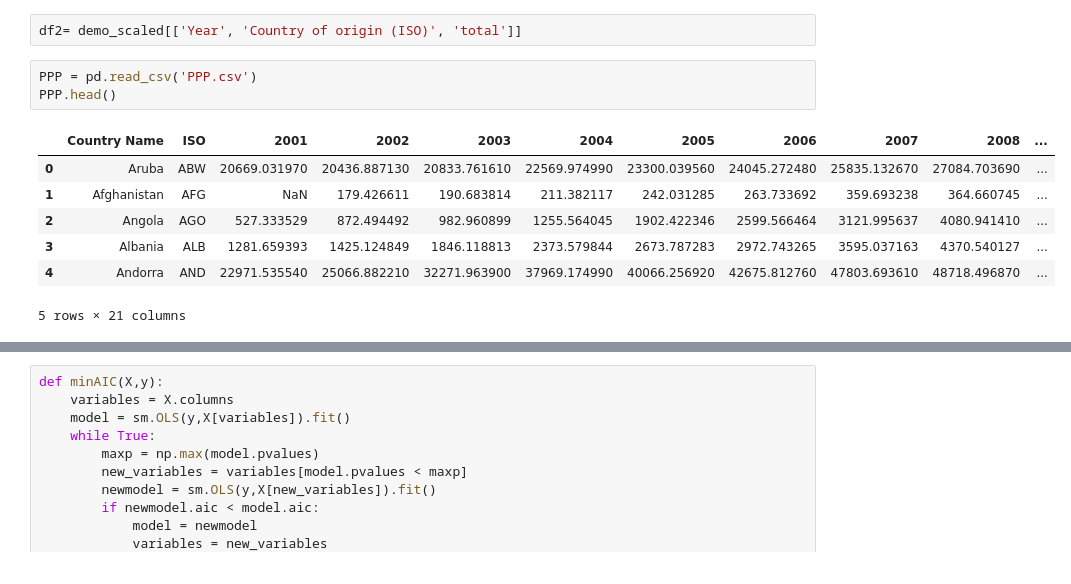
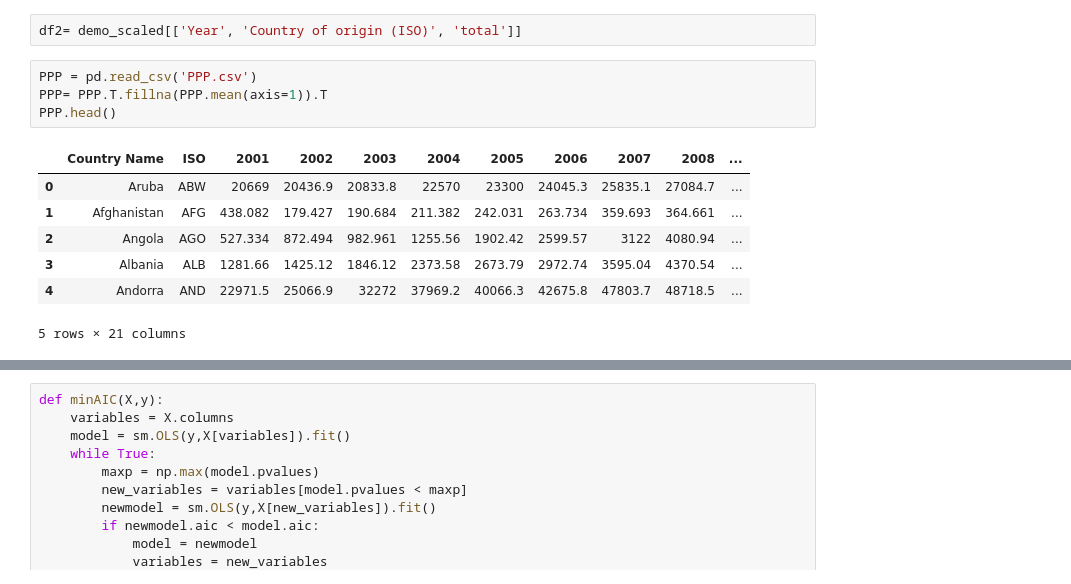
Before and after one commit to yjbae99/orie3120project, a Jupyter notebook: Methods/Untitled.ipynb, the cells around one changed output, grey strips where cells are left out. Cells and saved outputs as stored; diff of their text form.

```diff
--- a/Methods/Untitled.ipynb
+++ b/Methods/Untitled.ipynb
@@ -52,14 +53,15 @@ demo_scaled.head()
 df2= demo_scaled[['Year', 'Country of origin (ISO)', 'total']]
 # %%
 PPP = pd.read_csv('PPP.csv')
+PPP= PPP.T.fillna(PPP.mean(axis=1)).T
 PPP.head()
 # %% [output]
 |  | Country Name | ISO | 2001 | 2002 | 2003 | 2004 | 2005 | 2006 | 2007 | 2008 | ... |
-| 0 | Aruba | ABW | 20669.031970 | 20436.887130 | 20833.761610 | 22569.974990 | 23300.039560 | 24045.272480 | 25835.132670 | 27084.703690 | ... |
-| 1 | Afghanistan | AFG | NaN | 179.426611 | 190.683814 | 211.382117 | 242.031285 | 263.733692 | 359.693238 | 364.660745 | ... |
-| 2 | Angola | AGO | 527.333529 | 872.494492 | 982.960899 | 1255.564045 | 1902.422346 | 2599.566464 | 3121.995637 | 4080.941410 | ... |
-| 3 | Albania | ALB | 1281.659393 | 1425.124849 | 1846.118813 | 2373.579844 | 2673.787283 | 2972.743265 | 3595.037163 | 4370.540127 | ... |
-| 4 | Andorra | AND | 22971.535540 | 25066.882210 | 32271.963900 | 37969.174990 | 40066.256920 | 42675.812760 | 47803.693610 | 48718.496870 | ... |
+| 0 | Aruba | ABW | 20669 | 20436.9 | 20833.8 | 22570 | 23300 | 24045.3 | 25835.1 | 27084.7 | ... |
+| 1 | Afghanistan | AFG | 438.082 | 179.427 | 190.684 | 211.382 | 242.031 | 263.734 | 359.693 | 364.661 | ... |
+| 2 | Angola | AGO | 527.334 | 872.494 | 982.961 | 1255.56 | 1902.42 | 2599.57 | 3122 | 4080.94 | ... |
+| 3 | Albania | ALB | 1281.66 | 1425.12 | 1846.12 | 2373.58 | 2673.79 | 2972.74 | 3595.04 | 4370.54 | ... |
+| 4 | Andorra | AND | 22971.5 | 25066.9 | 32272 | 37969.2 | 40066.3 | 42675.8 | 47803.7 | 48718.5 | ... |
 5 rows × 21 columns
 # %%
 GDP = pd.read_csv('GDP.csv')
```
Also changed, not shown: parts of 10 cells of this notebook.
